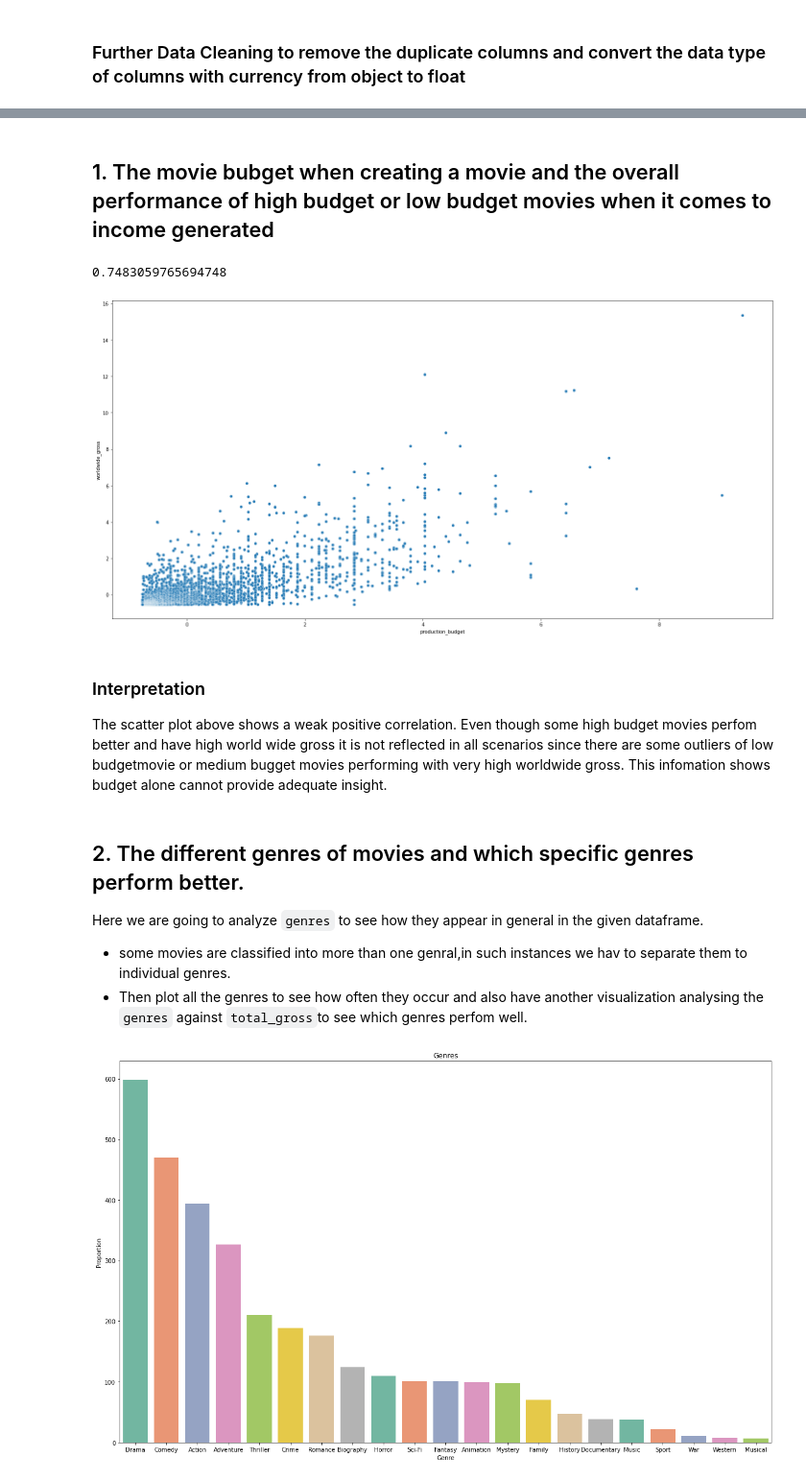
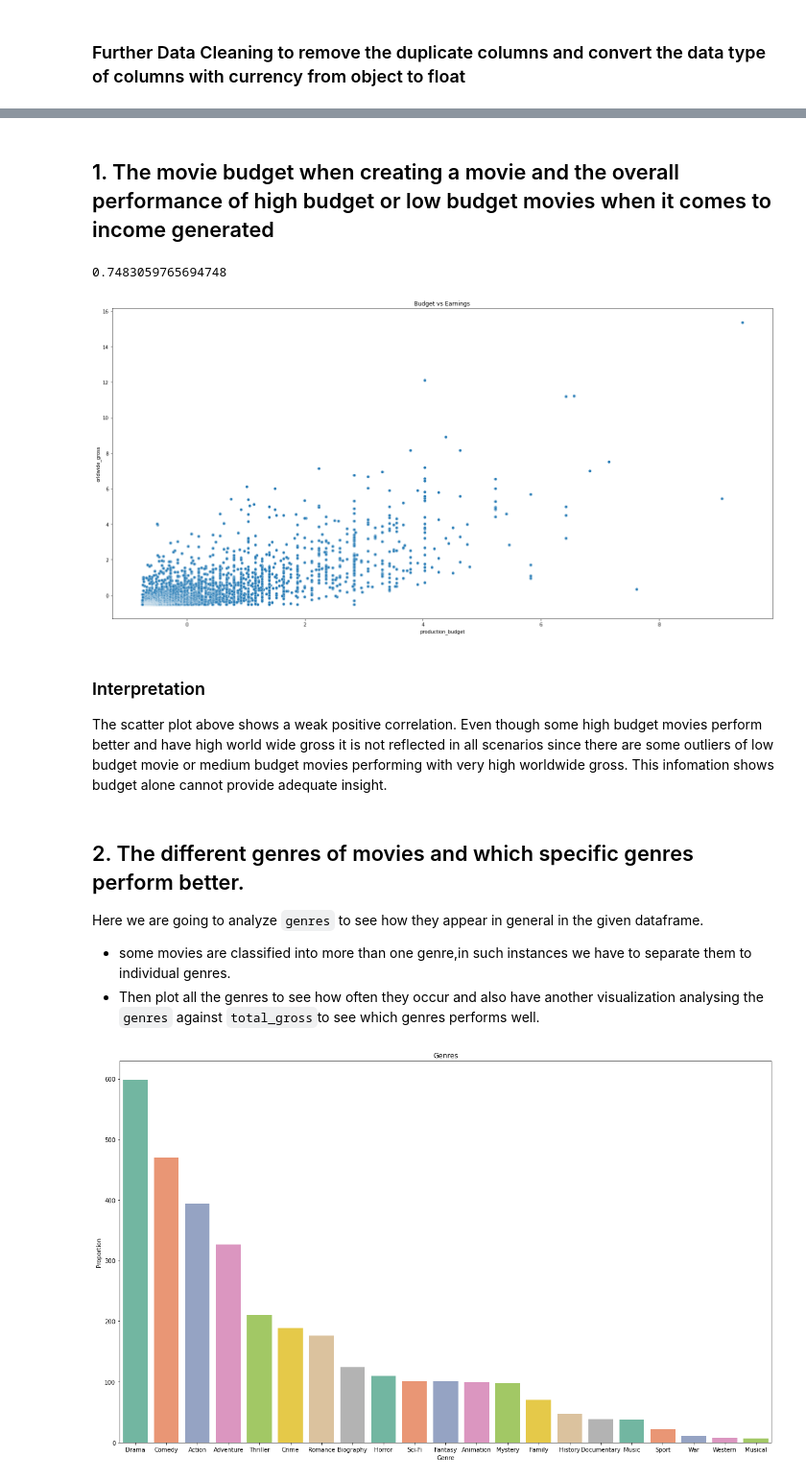
Before and after one commit to ENyawera/dsc-phase-1-project-movies, a Jupyter notebook: movies_data_analysis.ipynb, the cells around one changed output, grey strips where cells are left out. Shown at 96% size. Drawn from its saved outputs; the diff is of its cells as text; code cells hidden in the pictures.

```diff
--- a/movies_data_analysis.ipynb
+++ b/movies_data_analysis.ipynb
@@ -289,4 +289,4 @@ Data columns (total 12 columns):
 dtypes: float64(5), int64(3), object(4)
 memory usage: 127.5+ KB
 # %% [markdown]
-## 1. The movie bubget when creating a movie and the overall performance of high budget or low budget movies when it comes to income generated
+## 1. The movie budget when creating a movie and the overall performance of high budget or low budget movies when it comes to income generated
@@ -297,30 +293,35 @@ normalized_budget_df = (normalized_budget_df-normalized_budget_df.mean())/normal
+# %%
+#new df that is normalized
+performance_df = budgets_df[['production_budget', 'worldwide_gross']]
+performance_df = (performance_df-performance_df.mean())/performance_df.std()
 # %%
 budgets_df['production_budget'].corr(budgets_df['worldwide_gross'])
 # %% [output]
 0.7483059765694748
 # %%
 #plotting production_budget against worldwide_gross
-X = normalized_budget_df['production_budget']
-Y = normalized_budget_df['worldwide_gross']
+X = performance_df['production_budget']
+Y = performance_df['worldwide_gross']
 
 fig = plt.subplots(figsize=(20, 10))
 scatter = sns.scatterplot(x=X, y=Y)
+scatter.set(title='Budget vs Earnings', ylabel='orldwide_gross', xlabel='production_budget')
 plt.tight_layout()
 plt.show()
 # %% [output]
-[figure, old version]
+[figure, new version]
 # %% [markdown]
 ### Interpretation
 The scatter plot above shows a weak positive correlation.
-Even though some high budget movies perfom better and have high world wide gross it is not reflected in all scenarios since there are some outliers of low budgetmovie or medium bugget movies performing with very high worldwide gross.
+Even though some high budget movies perform better and have high world wide gross it is not reflected in all scenarios since there are some outliers of low budget movie or medium budget movies performing with very high worldwide gross.
 This infomation shows budget alone cannot provide adequate insight.
 # %% [markdown]
 
 ## 2. The different genres of movies and which specific genres perform better.
 
 Here we are going to analyze `genres` to see how they appear in general in the given dataframe.
-  * some movies are classified into more than one genral,in such instances we hav to separate them to individual genres.
-  * Then plot all the genres to see how often they occur and also have another visualization analysing the `genres` against `total_gross`to see which genres perfom well.
+  * some movies are classified into more than one genre,in such instances we have to separate them to individual genres.
+  * Then plot all the genres to see how often they occur and also have another visualization analysing the `genres` against `total_gross`to see which genres performs well.
 # %%
 #getting the different genres from the genre column in rows whose movie has multiple genres.
 combined_df['genres'] = combined_df['genres'].str.split(',')
```
Also changed, not shown: parts of 12 cells of this notebook, 5 other files.
